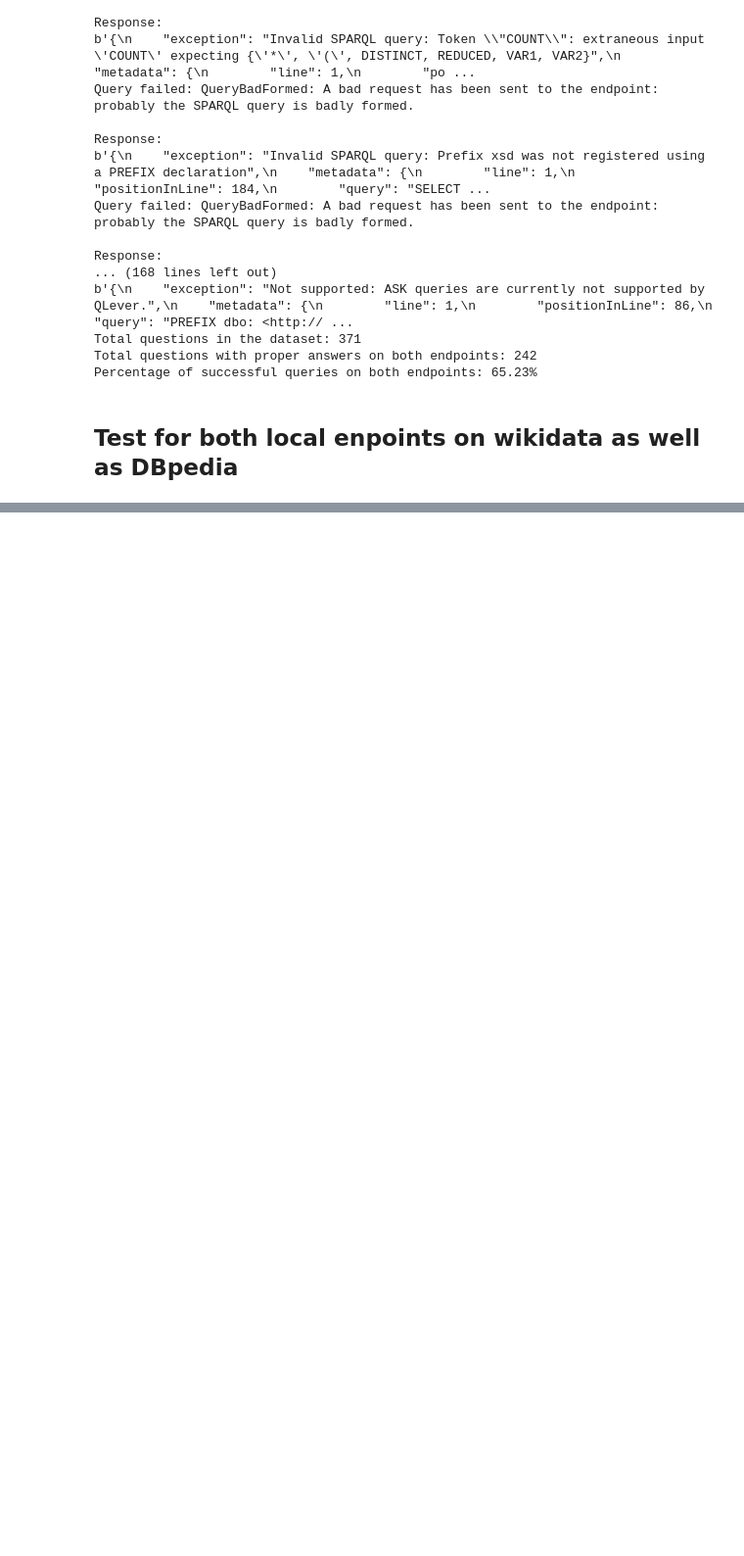
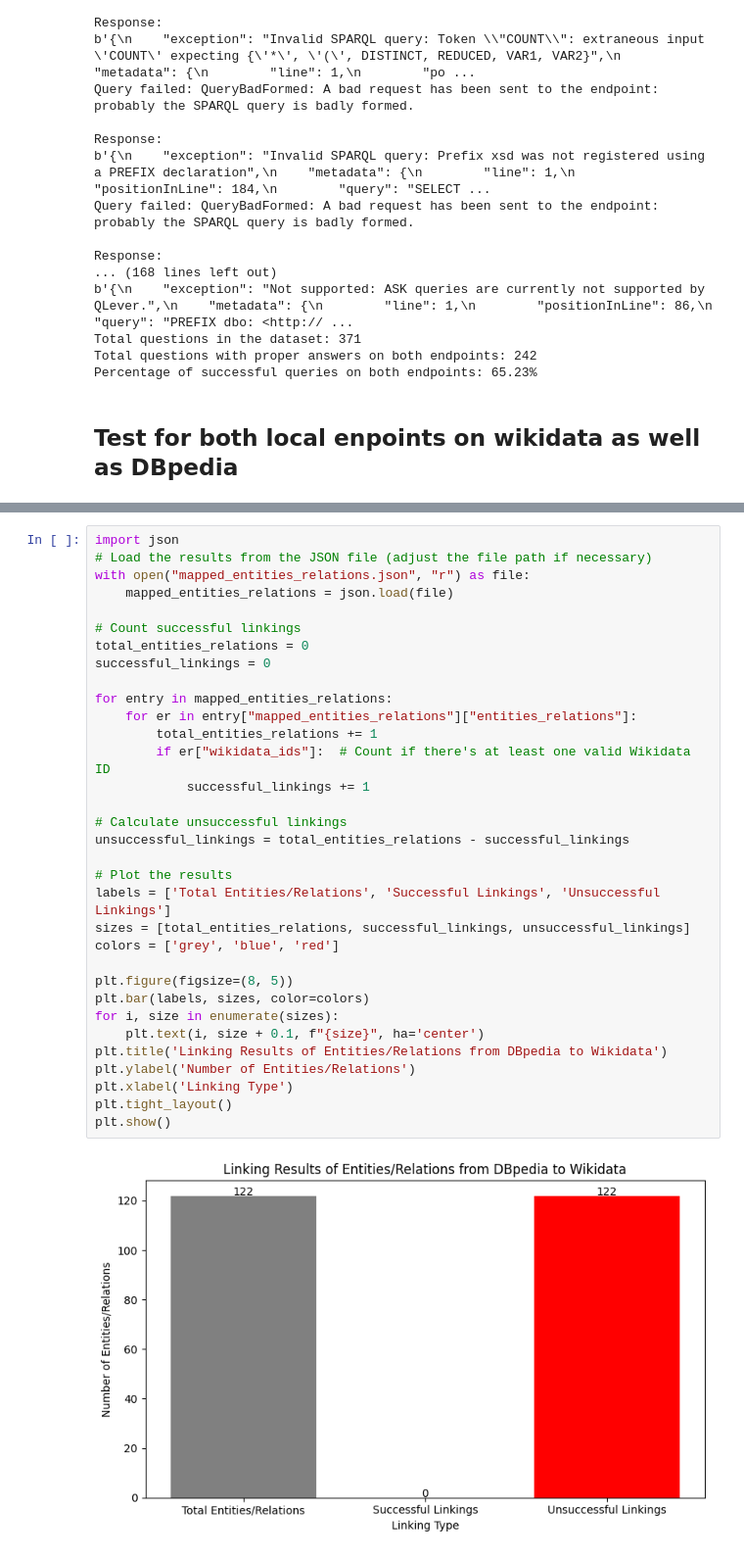
Before and after one commit to brtls/LC-QuAD-2.0-QALD9-Query-Test, a Jupyter notebook: Query-Test.ipynb, the cells around one changed output, grey strips where cells are left out. Shown at 98% size. Cells and saved outputs as stored; diff of their text form; blank space fills up the shorter version.

```diff
--- a/Query-Test.ipynb
+++ b/Query-Test.ipynb
@@ -1375,0 +1726,35 @@ print(f"Percentage of successful queries on both endpoints: {success_percentage:
+# %%
+import json
+# Load the results from the JSON file (adjust the file path if necessary)
+with open("mapped_entities_relations.json", "r") as file:
+    mapped_entities_relations = json.load(file)
+
+# Count successful linkings
+total_entities_relations = 0
+successful_linkings = 0
+
+for entry in mapped_entities_relations:
+    for er in entry["mapped_entities_relations"]["entities_relations"]:
+        total_entities_relations += 1
+        if er["wikidata_ids"]:  # Count if there's at least one valid Wikidata ID
+            successful_linkings += 1
+
+# Calculate unsuccessful linkings
+unsuccessful_linkings = total_entities_relations - successful_linkings
+
+# Plot the results
+labels = ['Total Entities/Relations', 'Successful Linkings', 'Unsuccessful Linkings']
+sizes = [total_entities_relations, successful_linkings, unsuccessful_linkings]
+colors = ['grey', 'blue', 'red']
+
+plt.figure(figsize=(8, 5))
+plt.bar(labels, sizes, color=colors)
+for i, size in enumerate(sizes):
+    plt.text(i, size + 0.1, f"{size}", ha='center')
+plt.title('Linking Results of Entities/Relations from DBpedia to Wikidata')
+plt.ylabel('Number of Entities/Relations')
+plt.xlabel('Linking Type')
+plt.tight_layout()
+plt.show()
+# %% [output]
+[figure, added]
```
Also changed, not shown: parts of 9 cells of this notebook, 3 other files.
